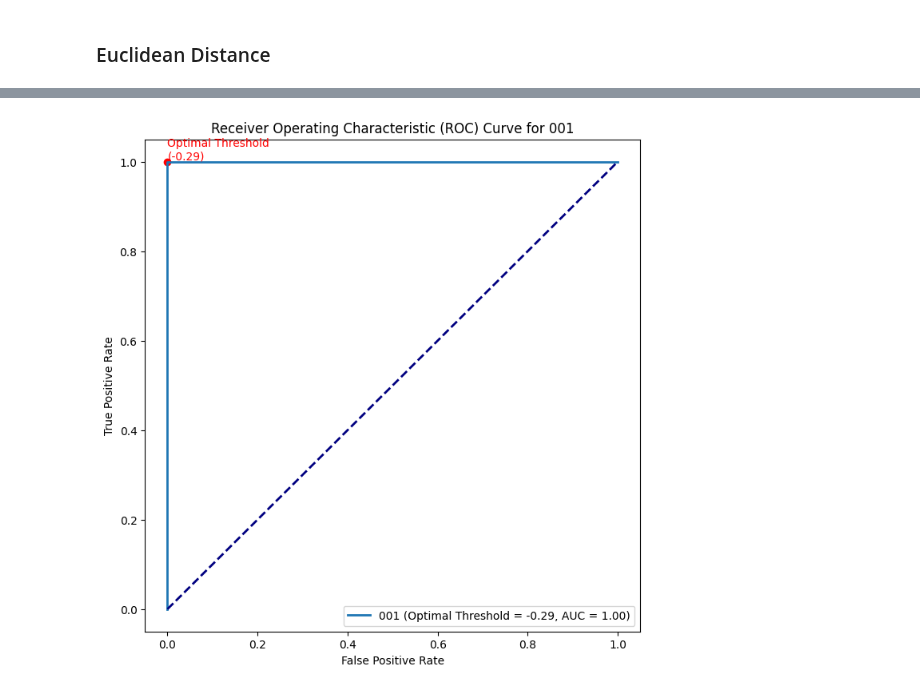
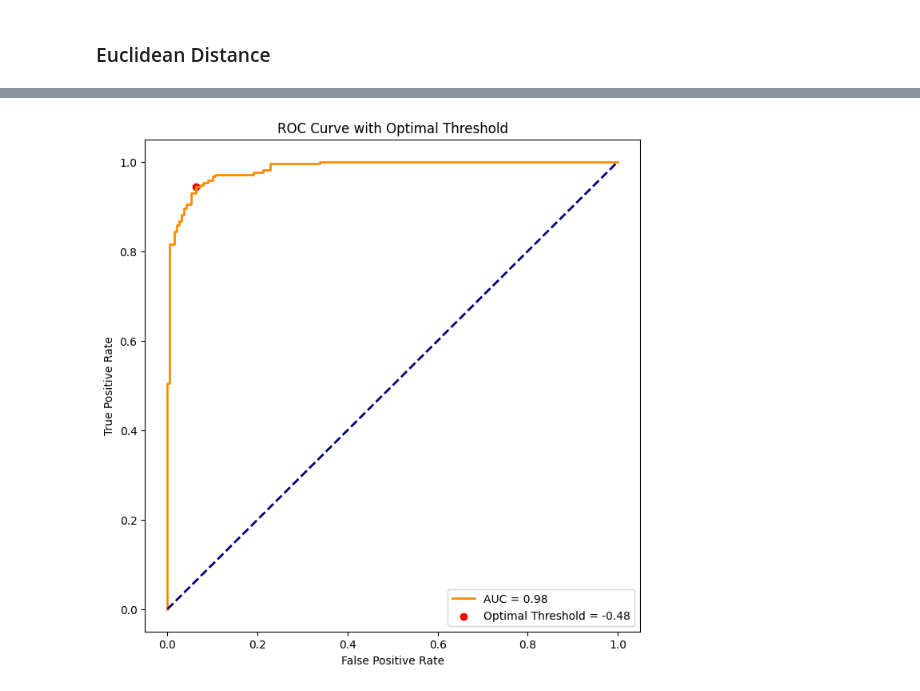
Before and after one commit to AndreChristianto/Signature-Recognition-V3, a Jupyter notebook: template.ipynb, the cells around one changed output, grey strips where cells are left out. Drawn from its saved outputs; the diff is of its cells as text; code cells hidden in the pictures.

Commit message:
roc curve fix

```diff
--- a/template.ipynb
+++ b/template.ipynb
@@ -261,3 +297,14 @@ def normalize_distance(euclidean_distances):
         all_distances.append(normalized_distances)
 
     return all_distances
+
+def reverse_normalized_distance(euclidean_distances):
+    reverse_distance = []
+    normalized_distances = normalize_distance(euclidean_distances)
+    for distances in normalized_distances:
+        temp = []
+        for distance in distances :
+            distance = -distance
+            temp.append(distance)
+        reverse_distance.append(temp)
+    return reverse_distance
@@ -280,3 +314,5 @@ for distances in normalized_euclidean_distances:
+# %%
+normalized_euclidean_distance = reverse_normalized_distance(euclidean_distances)
 # %%
 from sklearn.metrics import roc_curve, auc
 import matplotlib.pyplot as plt
@@ -331,29 +319,28 @@ name :  069  roc_auc :  1.0
 # %%
-name, distances, labels = euclidean_names[0], negative_distance[0], euclidean_actual_labels[0]
+# Flatten the lists of distances
+flat_euclidean_distances = [item for sublist in normalized_euclidean_distance for item in sublist]
 
-data = list(zip(distances, labels))
-sorted_data = sorted(set(data), key=lambda x: x[0])
-sorted_distances, sorted_labels = zip(*sorted_data)
-fpr, tpr, thresholds = roc_curve(sorted_labels, sorted_distances)
+# Flatten the lists of labels
+flat_euclidean_labels = [item for sublist in euclidean_actual_labels for item in sublist]
+
+# Calculate ROC curve
+fpr, tpr, thresholds = roc_curve(flat_euclidean_labels, flat_euclidean_distances)
 roc_auc = auc(fpr, tpr)
 
-youden_index = tpr - fpr
+# Calculate Youden's J statistic
+J_values = tpr - fpr
+optimal_idx = np.argmax(J_values)
+optimal_threshold = thresholds[optimal_idx]
 
-optimal_threshold_index = np.argmax(youden_index)
-optimal_threshold = thresholds[optimal_threshold_index]
-
+# Plot ROC curve
 plt.figure(figsize=(8, 8))
-plt.plot(fpr, tpr, lw=2, label=f'{name} (Optimal Threshold = {optimal_threshold:.2f}, AUC = {roc_auc:.2f})')
-
+plt.plot(fpr, tpr, color='darkorange', lw=2, label=f'AUC = {roc_auc:.2f}')
+plt.scatter(fpr[optimal_idx], tpr[optimal_idx], marker='o', color='red', label=f'Optimal Threshold = {optimal_threshold:.2f}')
 plt.plot([0, 1], [0, 1], color='navy', lw=2, linestyle='--')
 plt.xlabel('False Positive Rate')
 plt.ylabel('True Positive Rate')
-plt.title(f'Receiver Operating Characteristic (ROC) Curve for {name}')
+plt.title('ROC Curve with Optimal Threshold')
 plt.legend(loc='lower right')
-
-plt.scatter(fpr[optimal_threshold_index], tpr[optimal_threshold_index], c='red', marker='o')
-plt.text(fpr[optimal_threshold_index], tpr[optimal_threshold_index], f'Optimal Threshold\n({optimal_threshold:.2f})', color='red', verticalalignment='bottom')
-
 plt.show()
 # %% [output]
-[figure, old version]
+[figure, new version]
```
Also changed, not shown: parts of 14 cells of this notebook.
